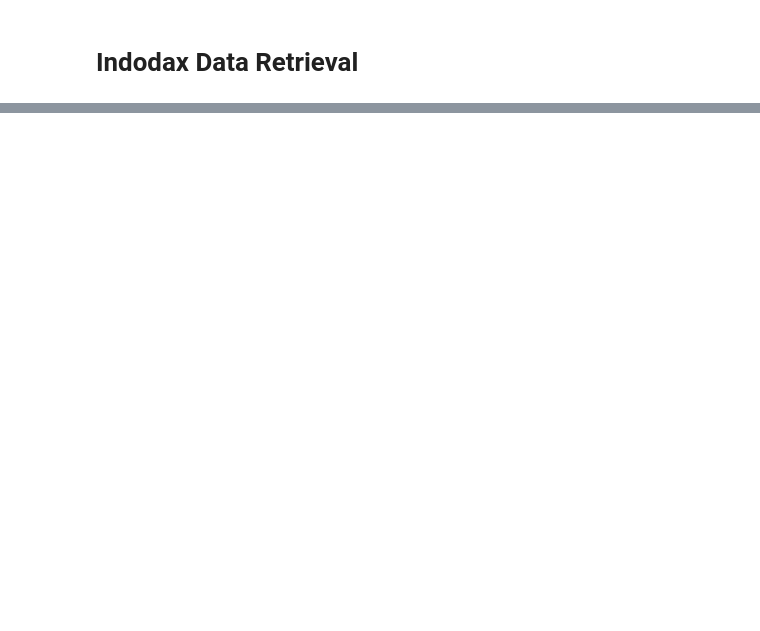
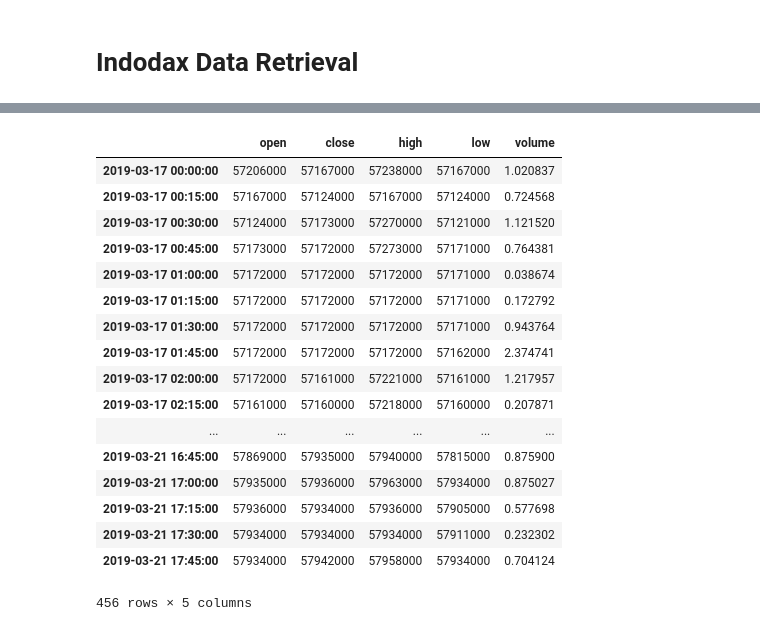
Before and after one commit to machine-learning-2018-2019-fasilkom-ui/Mending-ML-Aja, a Jupyter notebook: ExperimentsPlayground.ipynb, the cells around one changed output, grey strips where cells are left out. Saved outputs shown, nothing was run; the diff lists cells and outputs as text; code cells hidden in the pictures; blank space fills up the shorter version.

```diff
--- a/ExperimentsPlayground.ipynb
+++ b/ExperimentsPlayground.ipynb
@@ -189,3 +160,24 @@ plt.show()
+# %%
+price
+# %% [output]
+|  | open | close | high | low | volume |
+| 2019-03-17 00:00:00 | 57206000 | 57167000 | 57238000 | 57167000 | 1.020837 |
+| 2019-03-17 00:15:00 | 57167000 | 57124000 | 57167000 | 57124000 | 0.724568 |
+| 2019-03-17 00:30:00 | 57124000 | 57173000 | 57270000 | 57121000 | 1.121520 |
+| 2019-03-17 00:45:00 | 57173000 | 57172000 | 57273000 | 57171000 | 0.764381 |
+| 2019-03-17 01:00:00 | 57172000 | 57172000 | 57172000 | 57171000 | 0.038674 |
+| 2019-03-17 01:15:00 | 57172000 | 57172000 | 57172000 | 57171000 | 0.172792 |
+| 2019-03-17 01:30:00 | 57172000 | 57172000 | 57172000 | 57171000 | 0.943764 |
+| 2019-03-17 01:45:00 | 57172000 | 57172000 | 57172000 | 57162000 | 2.374741 |
+| 2019-03-17 02:00:00 | 57172000 | 57161000 | 57221000 | 57161000 | 1.217957 |
+| 2019-03-17 02:15:00 | 57161000 | 57160000 | 57218000 | 57160000 | 0.207871 |
+| ... | ... | ... | ... | ... | ... |
+| 2019-03-21 16:45:00 | 57869000 | 57935000 | 57940000 | 57815000 | 0.875900 |
+| 2019-03-21 17:00:00 | 57935000 | 57936000 | 57963000 | 57934000 | 0.875027 |
+| 2019-03-21 17:15:00 | 57936000 | 57934000 | 57936000 | 57905000 | 0.577698 |
+| 2019-03-21 17:30:00 | 57934000 | 57934000 | 57934000 | 57911000 | 0.232302 |
+| 2019-03-21 17:45:00 | 57934000 | 57942000 | 57958000 | 57934000 | 0.704124 |
+456 rows × 5 columns
 # %%
 action_list = {}
 action_list['\\'] = {'action'}
```
Also changed, not shown: parts of 13 cells of this notebook.
